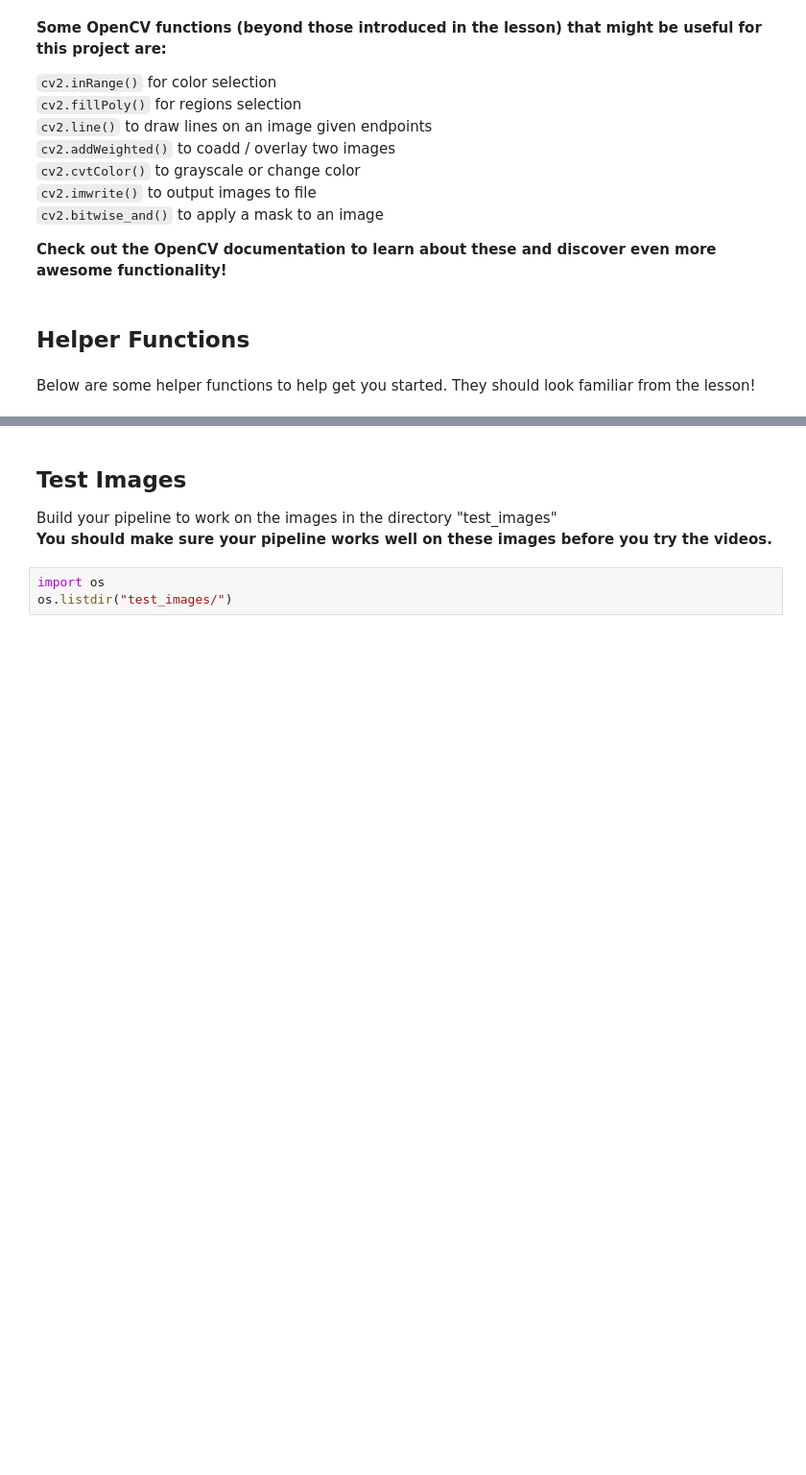
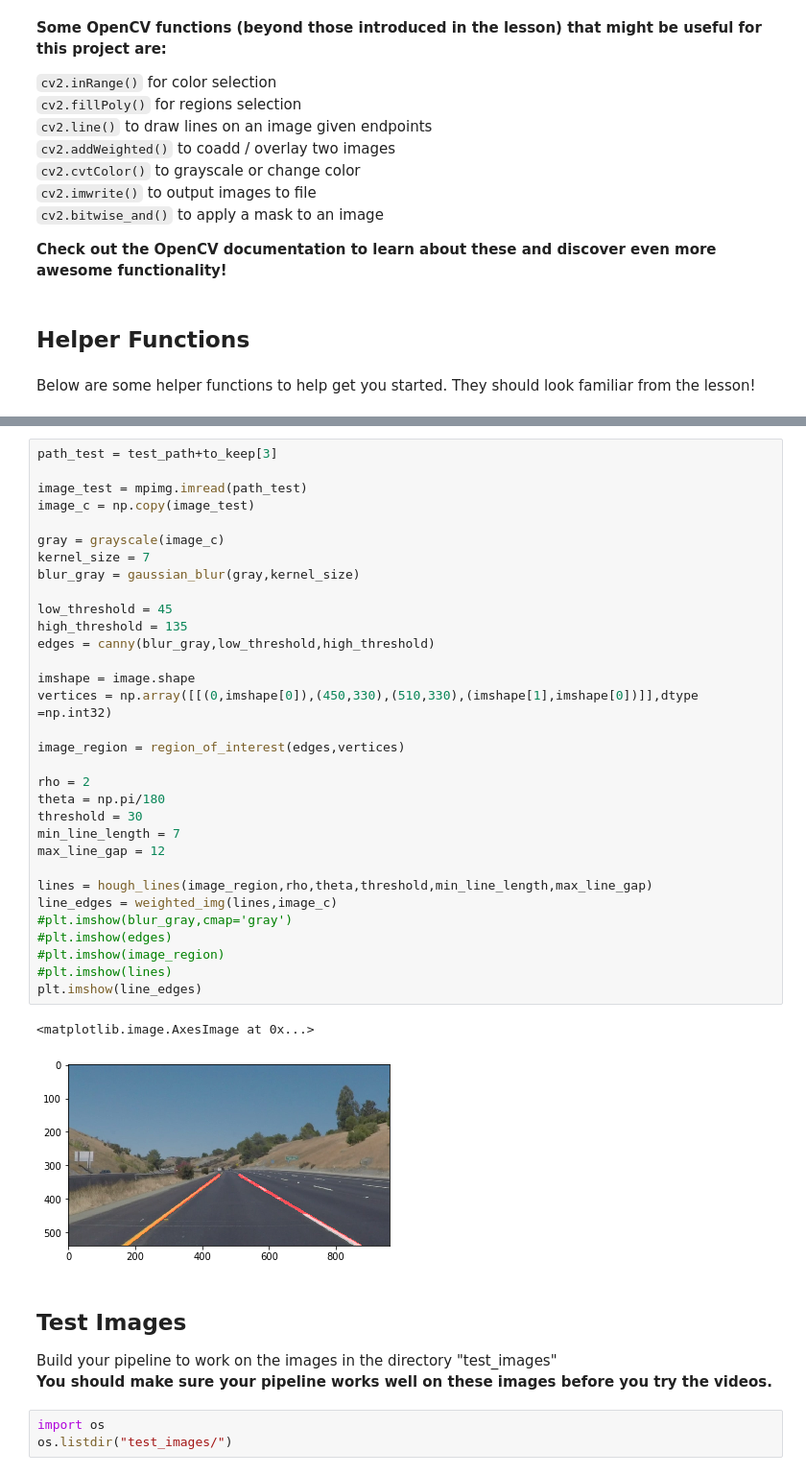
Before and after one commit to parinp/CarND-LaneLines-P1, a Jupyter notebook: P1.ipynb, the cells around one changed output, grey strips where cells are left out. Shown at 96% size. Saved outputs shown, nothing was run; the diff lists cells and outputs as text; blank space fills up the shorter version.

```diff
--- a/P1.ipynb
+++ b/P1.ipynb
@@ -172,6 +220,41 @@ def weighted_img(img, initial_img, α=0.8, β=1., γ=0.):
     NOTE: initial_img and img must be the same shape!
     """
     return cv2.addWeighted(initial_img, α, img, β, γ)
+# %%
+path_test = test_path+to_keep[3]
+
+image_test = mpimg.imread(path_test)
+image_c = np.copy(image_test)
+
+gray = grayscale(image_c)
+kernel_size = 7
+blur_gray = gaussian_blur(gray,kernel_size)
+
+low_threshold = 45
+high_threshold = 135
+edges = canny(blur_gray,low_threshold,high_threshold)
+
+imshape = image.shape
+vertices = np.array([[(0,imshape[0]),(450,330),(510,330),(imshape[1],imshape[0])]],dtype =np.int32)
+
+image_region = region_of_interest(edges,vertices)
+
+rho = 2
+theta = np.pi/180
+threshold = 30
+min_line_length = 7
+max_line_gap = 12
+
+lines = hough_lines(image_region,rho,theta,threshold,min_line_length,max_line_gap)
+line_edges = weighted_img(lines,image_c)
+#plt.imshow(blur_gray,cmap='gray')
+#plt.imshow(edges)
+#plt.imshow(image_region)
+#plt.imshow(lines)
+plt.imshow(line_edges)
+# %% [output]
+<matplotlib.image.AxesImage at 0x...>
+[figure, added]
 # %% [markdown]
 ## Test Images
 
```
Also changed, not shown: parts of 7 cells of this notebook, 2 other files.
